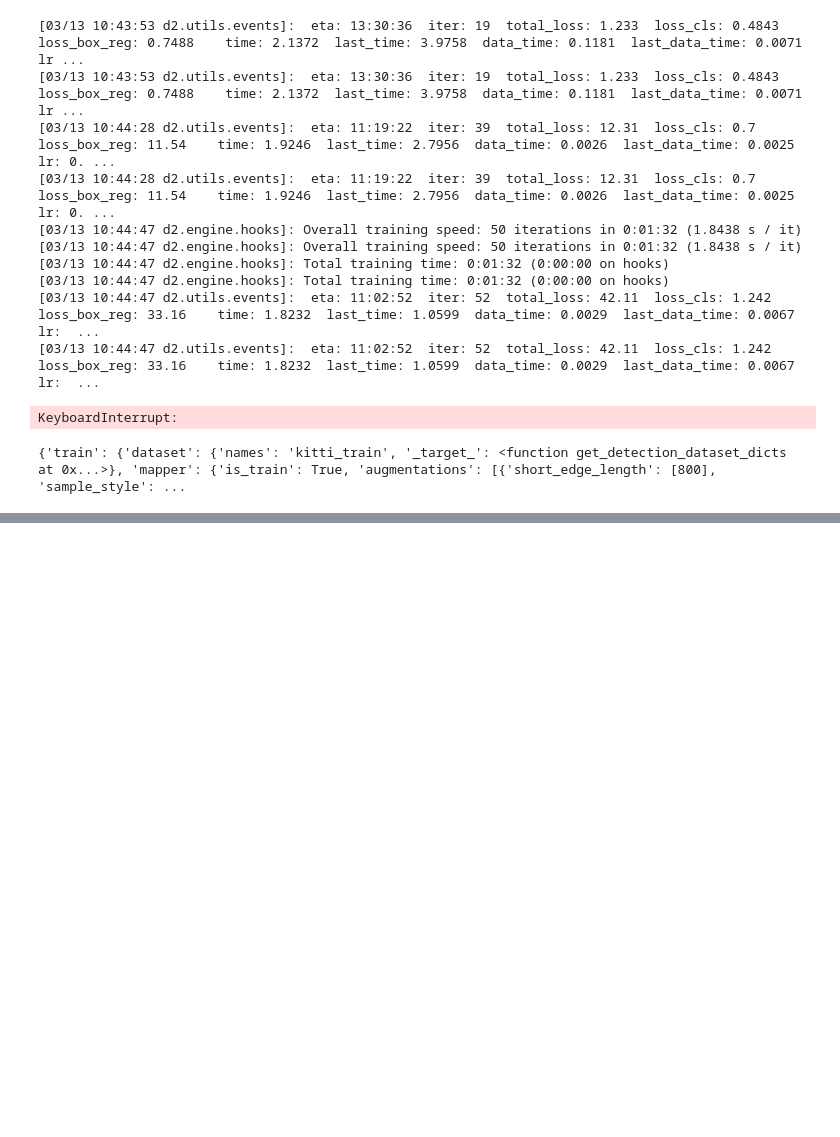
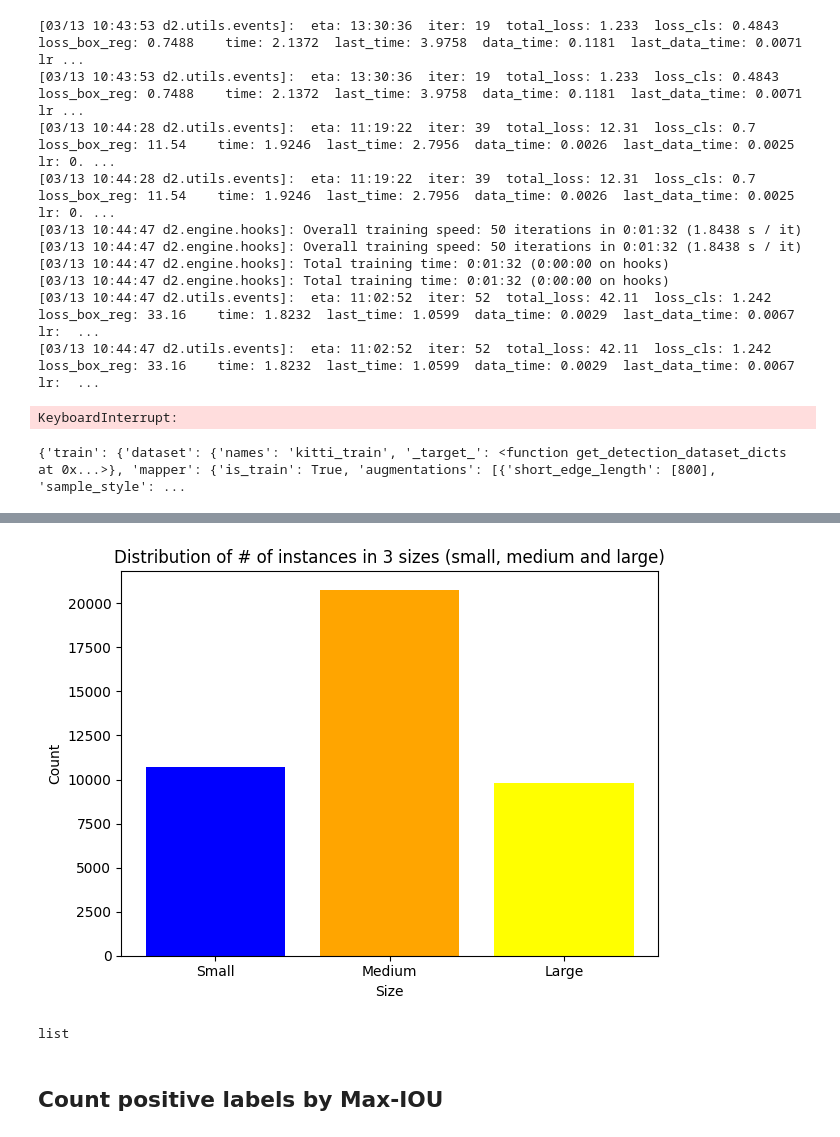
Before and after one commit to GiaKhangLuu/hope_to_public_net, a Jupyter notebook: yolof_10_03.ipynb, the cells around one changed output, grey strips where cells are left out. Cells and saved outputs as stored; diff of their text form; code cells hidden in the pictures; blank space fills up the shorter version.

```diff
--- a/yolof_10_03.ipynb
+++ b/yolof_10_03.ipynb
@@ -301,0 +274,7 @@ cfg.dataloader
+# %%
+num_ins = 0
+
+for i, img in enumerate(dataset_dicts):
+    annots = dataset_dicts[i]['annotations']
+    for annot in annots:
+        num_ins += 1
@@ -301,0 +289,40 @@ cfg.dataloader
+# %%
+size_range = (32 * 32, 96 * 96)
+# %%
+num_small_objs = num_med_objs = num_large_objs = 0
+
+for i, img in enumerate(dataset_dicts):
+    annots = dataset_dicts[i]['annotations']
+    for annot in annots:
+        _, _, w, h = annot['bbox']
+        area = w * h
+        if area < size_range[0]:
+            num_small_objs += 1
+        elif area >= size_range[1]:
+            num_large_objs += 1
+        else:
+            num_med_objs += 1
+
+assert num_small_objs + num_med_objs + num_large_objs == num_ins
+# %%
+import matplotlib.pyplot as plt
+
+categories = ['Small', 'Medium', 'Large']
+values = [num_small_objs, num_med_objs, num_large_objs]
+colors = ['blue', 'orange', 'yellow']  # Colors for each bar
+
+plt.bar(categories, values, color=colors)
+
+plt.title('Distribution of # of instances in 3 sizes (small, medium and large)')
+plt.xlabel('Size')
+plt.ylabel('Count')
+plt.tight_layout()
+plt.show()
+# %% [output]
+[figure, added]
+# %%
+type(dataset_dicts)
+# %% [output]
+list
+# %% [markdown]
+## Count positive labels by Max-IOU
```
Also changed, not shown: parts of 70 cells of this notebook, 10 other files.
